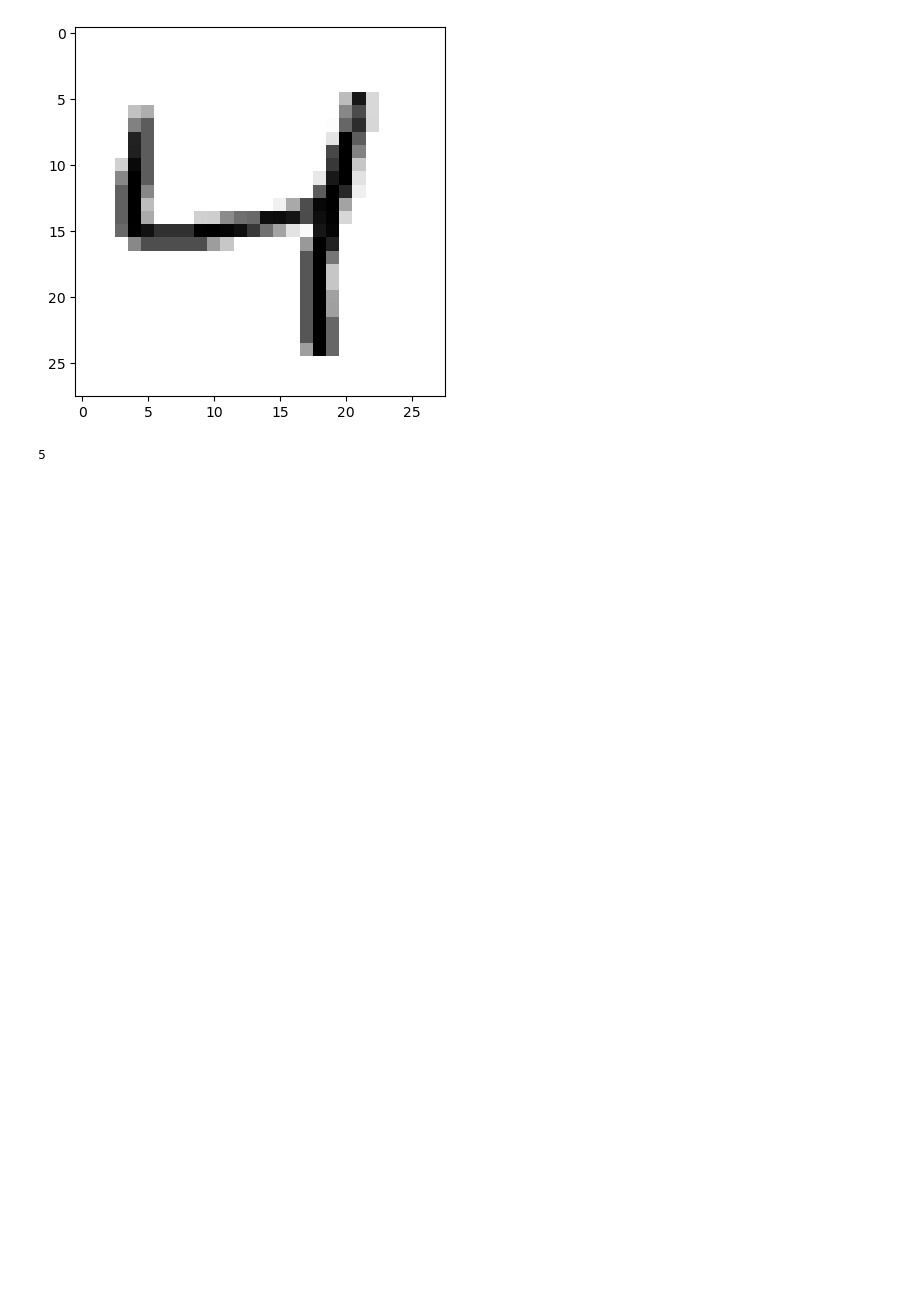
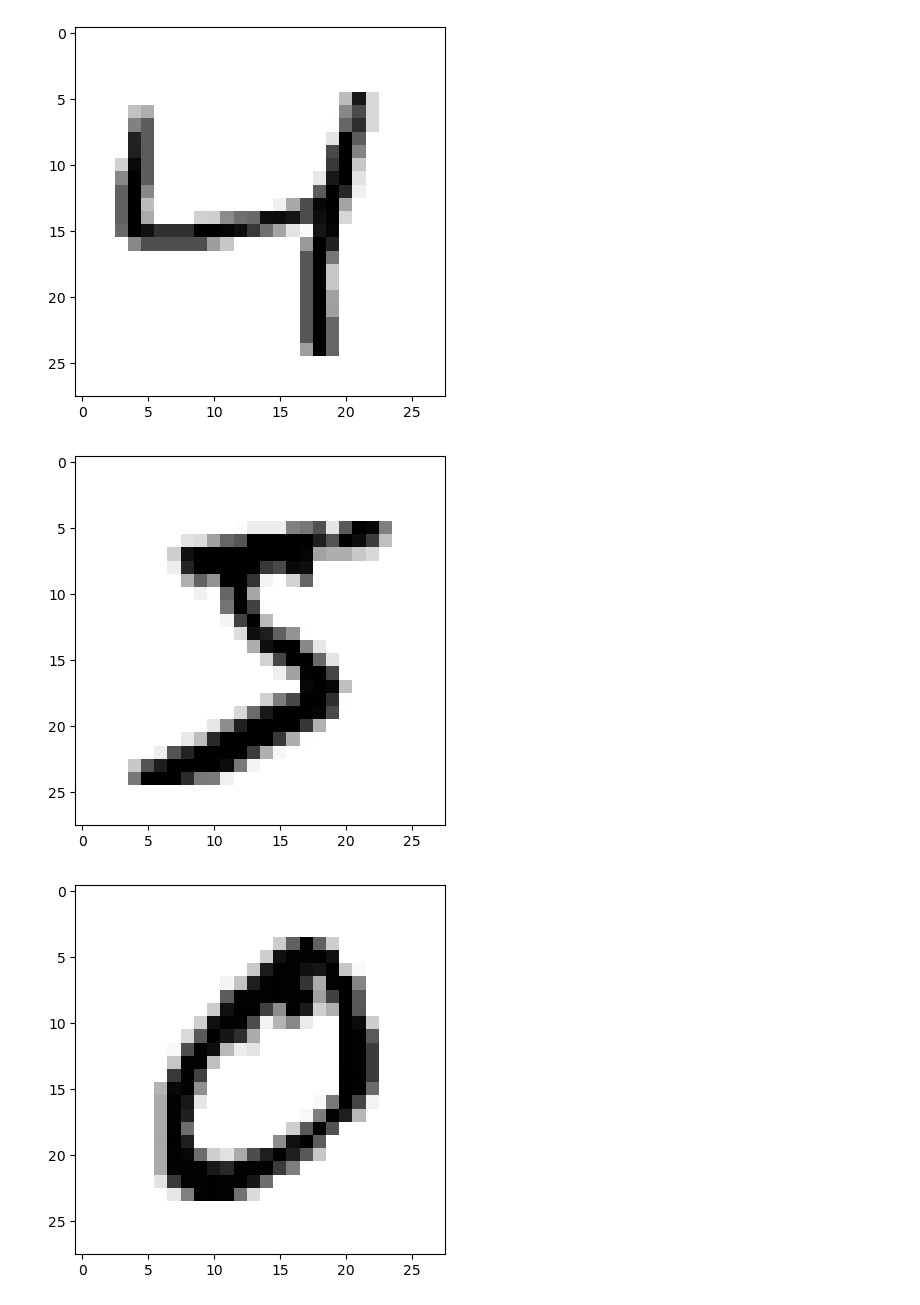
Before and after one commit to Andysimps0n/machine-learning, a Jupyter notebook: code/MNIST.ipynb, the cells around one changed output. Drawn from its saved outputs; the diff is of its cells as text; code cells hidden in the pictures; blank space fills up the shorter version.

```diff
--- a/code/MNIST.ipynb
+++ b/code/MNIST.ipynb
@@ -21,14 +7,30 @@ print(mnist)
 import matplotlib as mpl
 import matplotlib.pyplot as plt
 
-digit = X[2]
-digit_image = digit.reshape(28,28)
+digit1 = X[2]
+digit2 = X[3]
+digit_image1 = digit1.reshape(28,28)
+digit_image2 = digit2.reshape(28,28)
 
-plt.imshow(digit_image, cmap="binary")
+plt.imshow(digit_image1, cmap="binary")
 plt.show()
 # %% [output]
 [figure]
-# %%
-print(int((y[0])))
-# %% [output]
-5
+# %%
+# digit1 = X[2]
+# digit2 = X[3]
+# digit_image1 = digit1.reshape(28,28)
+# digit_image2 = digit2.reshape(28,28)
+
+# plt.imshow([digit_image1, digit_image2], cmap="binary")
+# plt.show()
+
+
+for i in range(3):
+    digit= X[i]
+    digit_image = digit.reshape(28,28)
+    plt.imshow(digit_image, cmap="binary")
+    plt.show()
+# %% [output]
+[figure, added]
+[figure, added]
```
Also changed, not shown: parts of 8 cells of this notebook.
